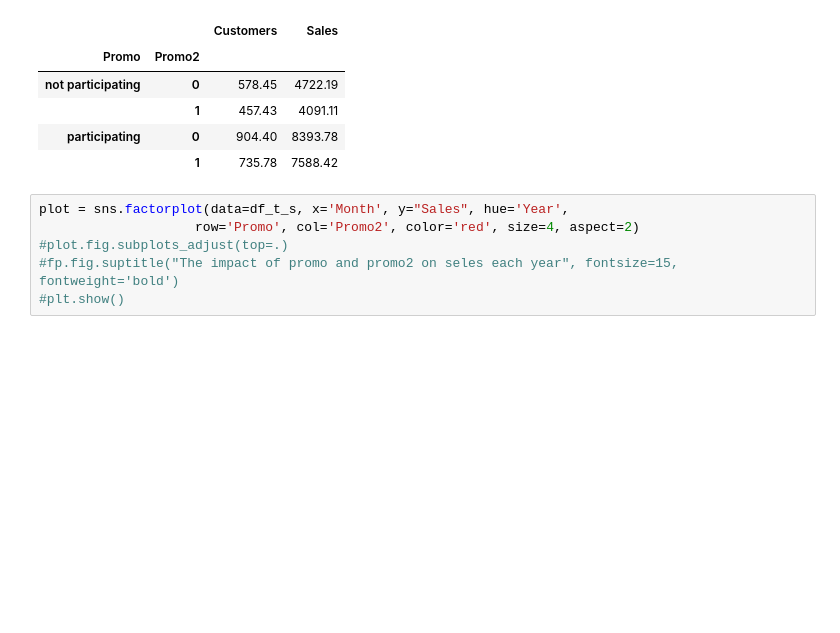
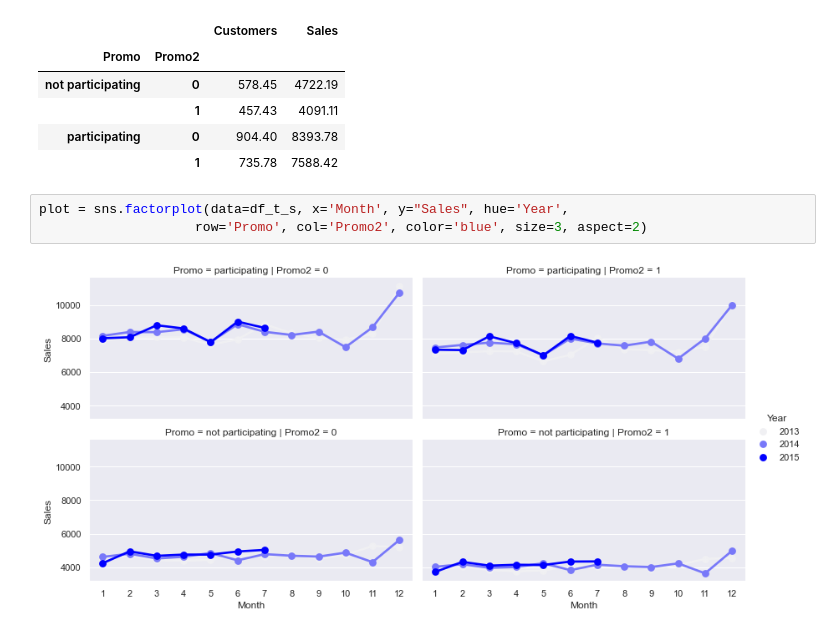
Before and after one commit to rafaesam/pharmaceutical_sales_prediction, a Jupyter notebook: notebooks/exploratory_data_analysis.ipynb, the cells around one changed output. Drawn from its saved outputs; the diff is of its cells as text; blank space fills up the shorter version.

```diff
--- a/notebooks/exploratory_data_analysis.ipynb
+++ b/notebooks/exploratory_data_analysis.ipynb
@@ -186,7 +186,6 @@ overall_trend
 |  | 1 | 735.78 | 7588.42 |
 # %%
 plot = sns.factorplot(data=df_t_s, x='Month', y="Sales", hue='Year',
-                    row='Promo', col='Promo2', color='red', size=4, aspect=2)
-#plot.fig.subplots_adjust(top=.)
-#fp.fig.suptitle("The impact of promo and promo2 on seles each year", fontsize=15, fontweight='bold')
-#plt.show()
+                    row='Promo', col='Promo2', color='blue', size=3, aspect=2)
+# %% [output]
+[figure, added]
```
Also changed, not shown: parts of 10 cells of this notebook.
